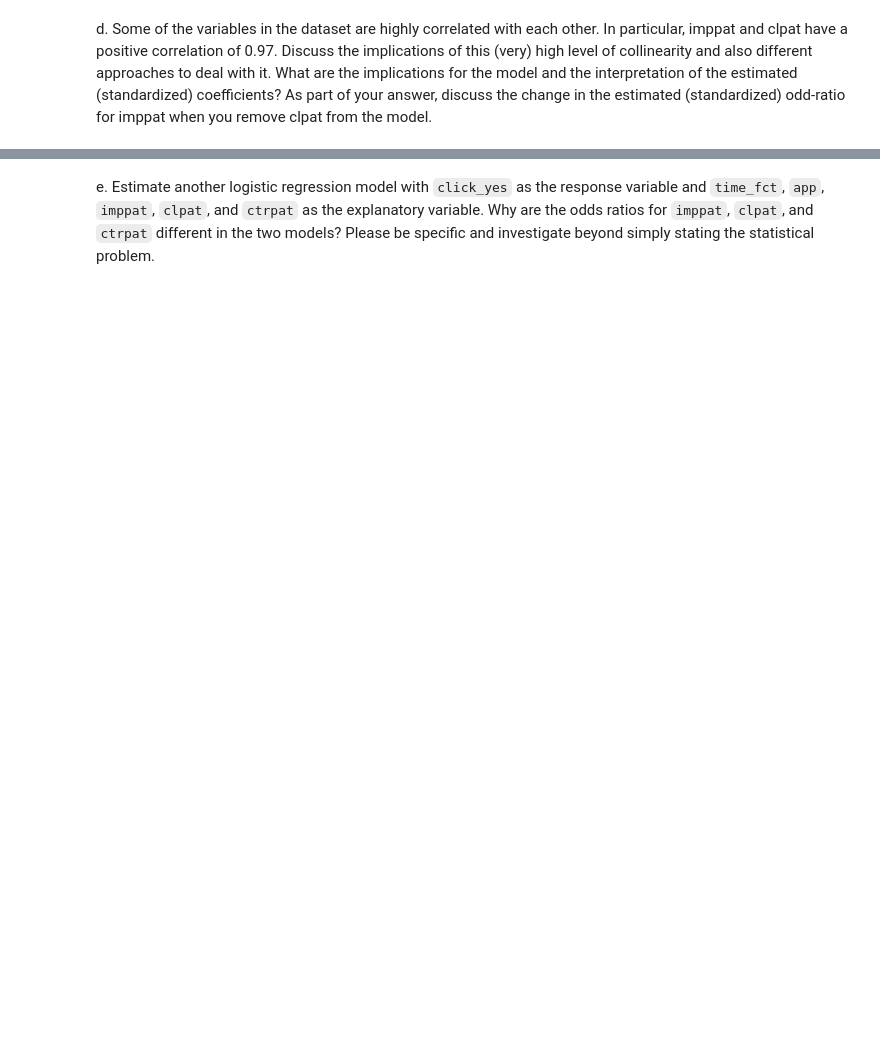
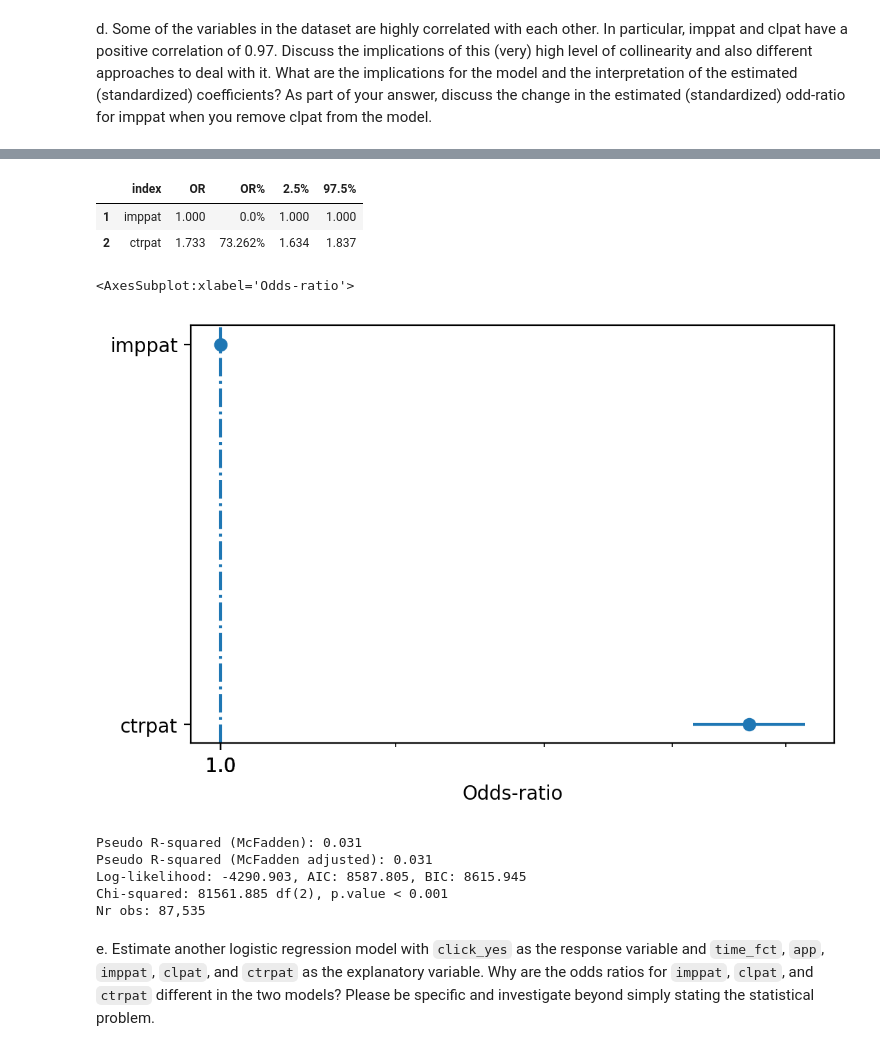
Before and after one commit to sauravjayan/TZ-Gaming-Optimal-Targeting-of-Mobile-Ads, a Jupyter notebook: tz-gaming.ipynb, the cells around one changed output, grey strips where cells are left out. Saved outputs shown, nothing was run; the diff lists cells and outputs as text; code cells hidden in the pictures; blank space fills up the shorter version.

```diff
--- a/tz-gaming.ipynb
+++ b/tz-gaming.ipynb
@@ -82,0 +196,8 @@ change in the estimated (standardized) odd-ratio for imppat when you remove clpa
+# %%
+new_lr_mod=smf.glm(
+    formula="click_yes ~ imppat+ctrpat",
+    family=Binomial(link=logit()),
+    data=tz_gaming.query("training == 'train'")
+)
+# %%
+new_lr = new_lr_mod.fit()
@@ -83,3 +221,22 @@ change in the estimated (standardized) odd-ratio for imppat when you remove clpa
+# %%
+rsm.or_ci(new_lr)
+# %% [output]
+|  | index | OR | OR% | 2.5% | 97.5% |
+| 1 | imppat | 1.000 | 0.0% | 1.000 | 1.000 |
+| 2 | ctrpat | 1.733 | 73.262% | 1.634 | 1.837 |
+# %%
+rsm.or_plot(new_lr)
+# %% [output]
+<AxesSubplot:xlabel='Odds-ratio'>
+[figure, added]
+# %%
+rsm.model_fit(new_lr)
+# %% [output]
+Pseudo R-squared (McFadden): 0.031
+Pseudo R-squared (McFadden adjusted): 0.031
+Log-likelihood: -4290.903, AIC: 8587.805, BIC: 8615.945
+Chi-squared: 81561.885 df(2), p.value < 0.001
+Nr obs: 87,535
 # %% [markdown]
 e. Estimate another logistic regression model with `click_yes` as the response variable and `time_fct`,
 `app`, `imppat`, `clpat`, and `ctrpat` as the explanatory variable. Why are the odds ratios for `imppat`,
```
Also changed, not shown: parts of 69 cells of this notebook.
